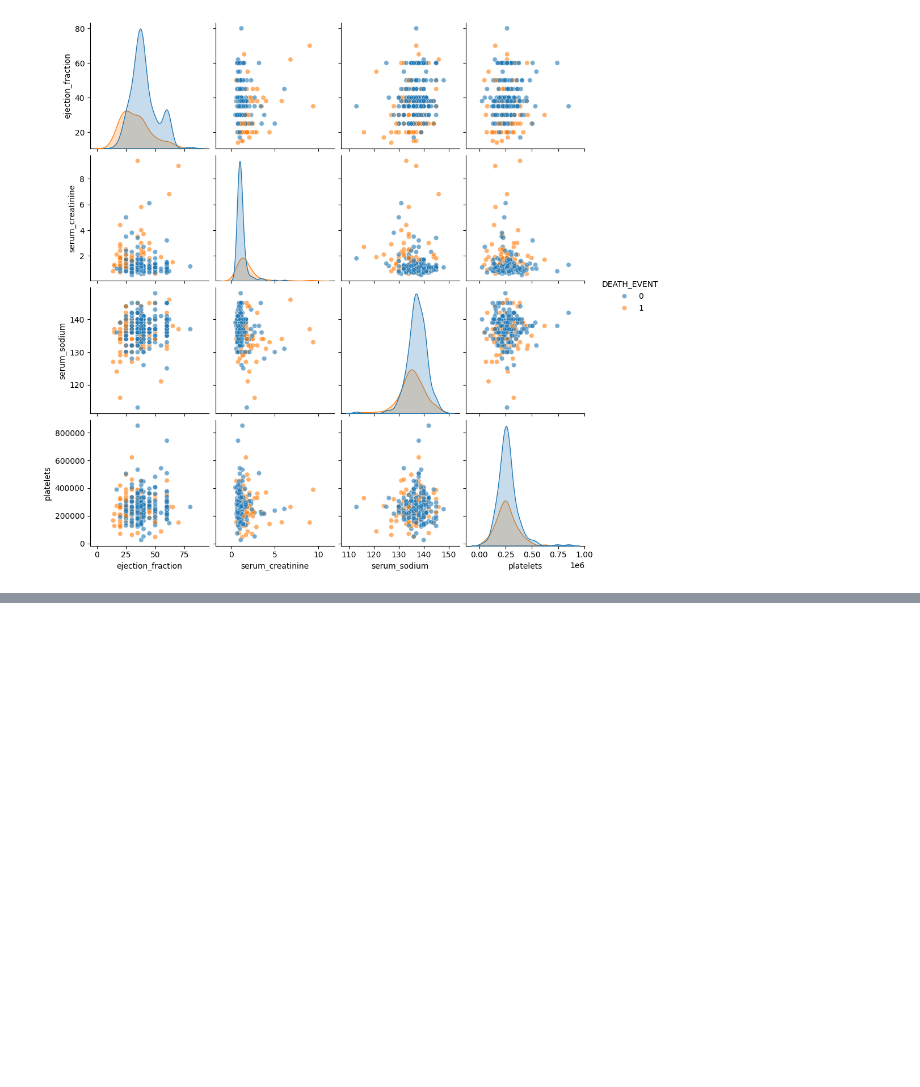
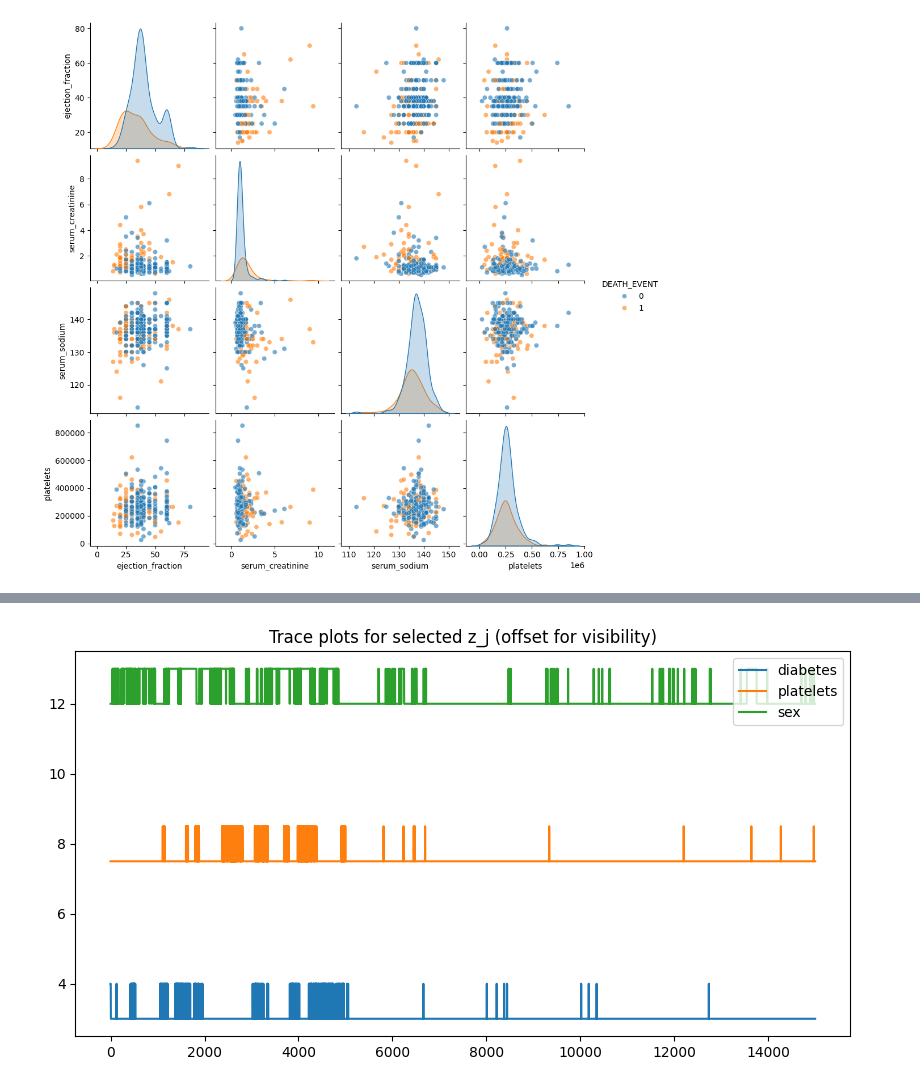
Before and after one commit to jingaling00/bayesian-stats-final-project-fa25, a Jupyter notebook: bayesian-final-proj-fa25.ipynb, the cells around one changed output, grey strips where cells are left out. Saved outputs shown, nothing was run; the diff lists cells and outputs as text; code cells hidden in the pictures; blank space fills up the shorter version.

```diff
--- a/bayesian-final-proj-fa25.ipynb
+++ b/bayesian-final-proj-fa25.ipynb
@@ -116,0 +367,9 @@ plt.show()
+# %%
+plt.figure(figsize=(10,5))
+for j in [2, 5, 8]:  # example subset
+    plt.plot(z_samples[:, j] + j*1.5, label=predictor_cols[j])
+plt.title("Trace plots for selected z_j (offset for visibility)")
+plt.legend()
+plt.show()
+# %% [output]
+[figure, added]
```
Also changed, not shown: parts of 4 cells of this notebook.
